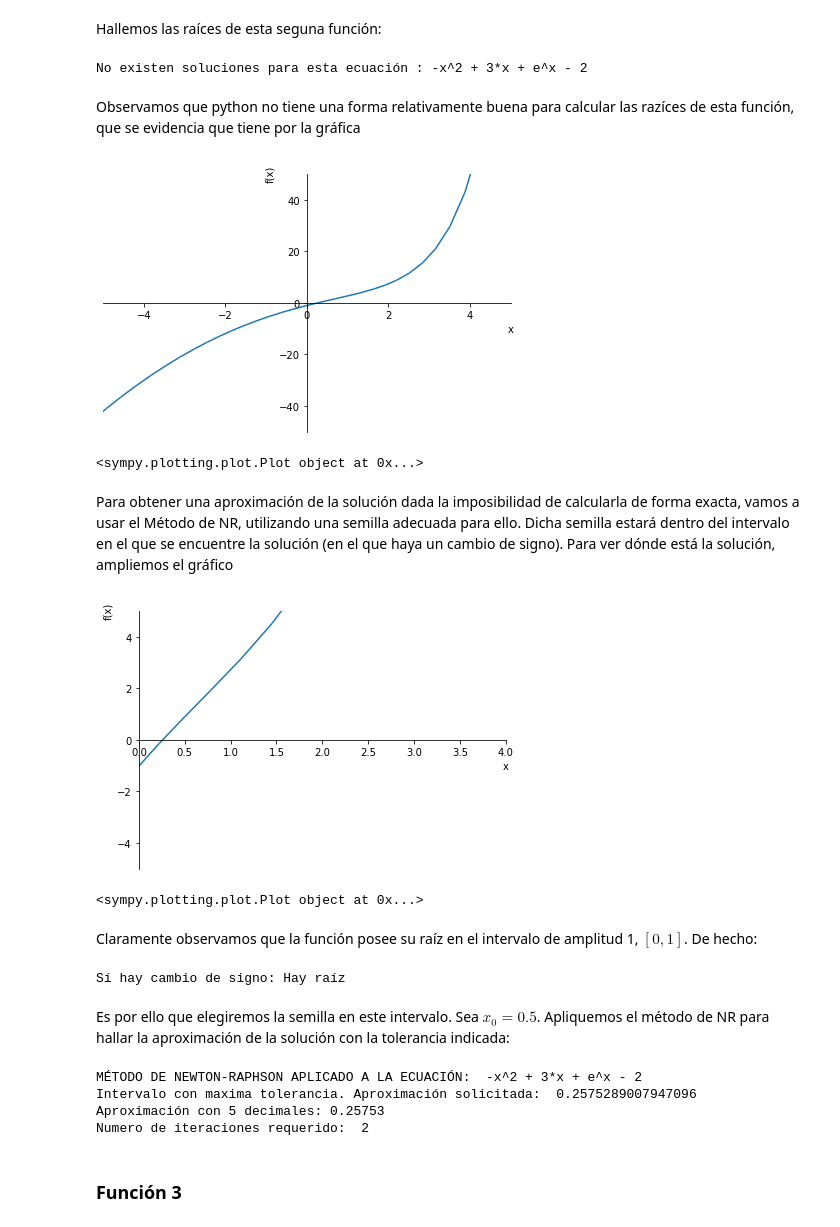
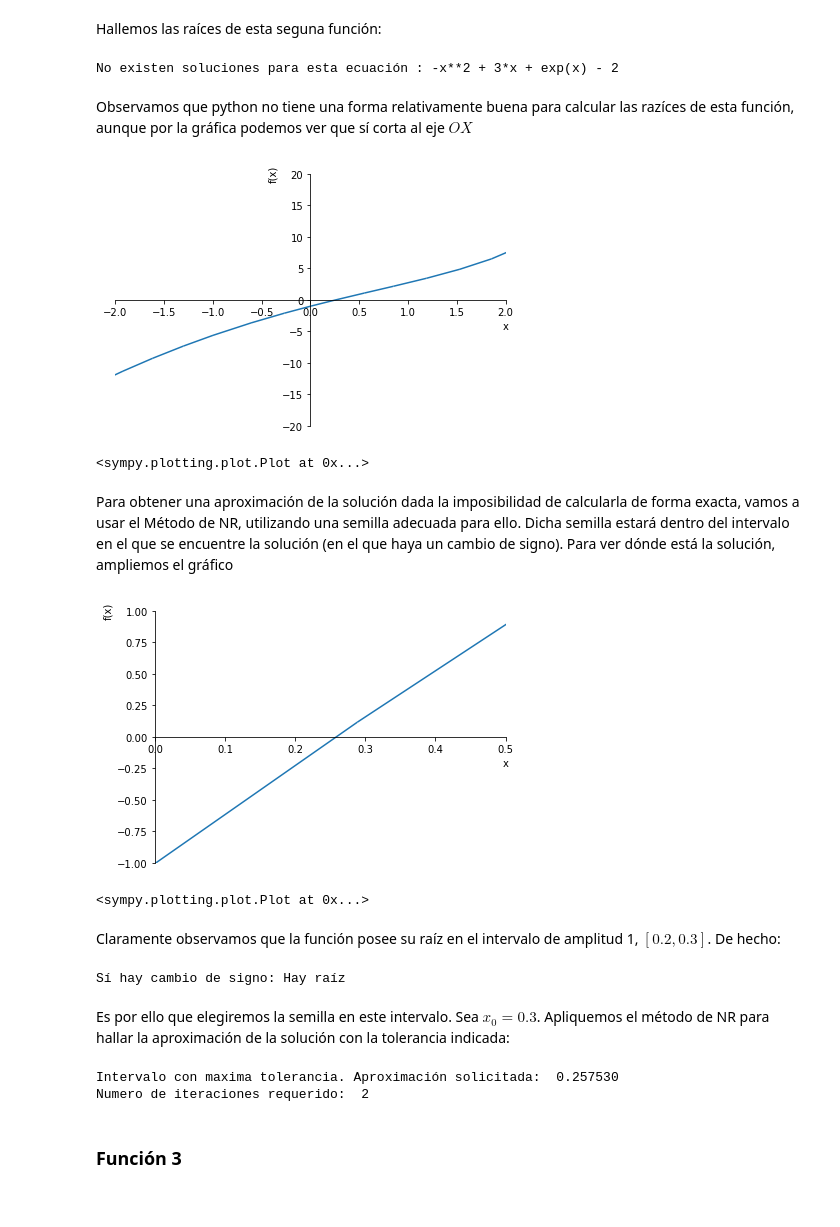
Before and after one commit to quintinmr/DGIIM3, a Jupyter notebook: C2/MATEMÁTICAS/Métodos_Numéricos_II/Prácticas/Práctica_1/practica_1.ipynb, the cells around one changed output. Saved outputs shown, nothing was run; the diff lists cells and outputs as text; code cells hidden in the pictures.

```diff
--- a/C2/MATEMÁTICAS/Métodos_Numéricos_II/Prácticas/Práctica_1/practica_1.ipynb
+++ b/C2/MATEMÁTICAS/Métodos_Numéricos_II/Prácticas/Práctica_1/practica_1.ipynb
@@ -79,12 +71,15 @@ import matplotlib.pyplot as plt
 import sympy as sp
 #Importacion de la biblioteca decimal (trabajar con precision ajustada)
 from decimal import *
+mporig = getcontext().prec
 #Importación de la función fsolve
 from scipy.optimize import fsolve
 #Importación de los solucionadores de sympy
 from sympy.solvers import solve, nsolve, solveset
 #Importación de los métodos ceil y floor de la biblioteca Math
 from math import ceil, floor
+
+x = sp.Symbol('x')
 # %% [markdown]
 Función destinada al cálculo de raíces de una función dada, en una variable dada.
 # %%
@@ -348,13 +363,21 @@ def df_1(x):
 
 def f_2(x):
 
+    return 3*x-2-x**2+np.exp(x)
+
+def f_2_S(x):
+
     return 3*x-2-x**2+sp.exp(x)
 
 def df_2(x):
 
-    return 3 -2*x + sp.exp(x)
+    return 3 -2*x + np.exp(x)
 
 def f_3(x):
+
+    return x**2+10*np.cos(x) + x
+
+def f_3_S(x):
 
     return x**2+10*sp.cos(x) + x
 
@@ -391,23 +412,23 @@ Solución exacta:  1.324717957244746
 # %% [markdown]
 Hallemos las raíces de esta seguna función:
 # %%
-v2 = sol_exact(f_2,x,todas=True)
+v2 = sol_exact(f_2_S,x,todas=True)
 # %% [output]
-No existen soluciones para esta ecuación : -x^2 + 3*x + e^x - 2
+No existen soluciones para esta ecuación : -x**2 + 3*x + exp(x) - 2
 # %% [markdown]
-Observamos que python no tiene una forma relativamente buena para calcular las razíces de esta función, que se evidencia que tiene por la gráfica
+Observamos que python no tiene una forma relativamente buena para calcular las razíces de esta función, aunque por la gráfica podemos ver que sí corta al eje $OX$
 # %%
-sp.plot(f_2(x),xlim=(-5.0,5.0),ylim=(-50,50))
+sp.plot(f_2_S(x),xlim=(-2.0,2.0),ylim=(-20,20))
 # %% [output]
-[figure, old version]
+[figure, new version]
-<sympy.plotting.plot.Plot object at 0x...>
+<sympy.plotting.plot.Plot at 0x...>
 # %% [markdown]
 Para obtener una aproximación de la solución dada la imposibilidad de calcularla de forma exacta, vamos a usar el Método de NR, utilizando una semilla adecuada para ello. Dicha semilla estará dentro del intervalo en el que se encuentre la solución (en el que haya un cambio de signo). Para ver dónde está la solución, ampliemos el gráfico
 # %%
-sp.plot(f_2(x),xlim=(0.0,4.0),ylim=(-5.0,5.0))
+sp.plot(f_2_S(x),xlim=(0.0,0.5),ylim=(-1.0,1.0))
 # %% [output]
-[figure, old version]
+[figure, new version]
-<sympy.plotting.plot.Plot object at 0x...>
+<sympy.plotting.plot.Plot at 0x...>
 # %% [markdown]
-Claramente observamos que la función posee su raíz en el intervalo de amplitud 1, $[0,1]$. De hecho:
+Claramente observamos que la función posee su raíz en el intervalo de amplitud 1, $[0.2,0.3]$. De hecho:
 # %%
@@ -415,16 +436,14 @@ sgn(f_2,0,1)
 # %% [output]
 Sí hay cambio de signo: Hay raíz
 # %% [markdown]
-Es por ello que elegiremos la semilla en este intervalo. Sea $x_{0} = 0.5$. Apliquemos el método de NR para hallar la aproximación de la solución con la tolerancia indicada:
+Es por ello que elegiremos la semilla en este intervalo. Sea $x_{0} = 0.3$. Apliquemos el método de NR para hallar la aproximación de la solución con la tolerancia indicada:
 # %%
 # Calculemos la aproximación de la solución requerida
-v_inic = 0.5
+v_inic = 0.3
 cifras = 6
-newton_raphson(v_inic, f_2, df_2, cifras)
+nr = newton_raphson(v_inic,f_2,df_2,cifras,True)
 # %% [output]
-MÉTODO DE NEWTON-RAPHSON APLICADO A LA ECUACIÓN:  -x^2 + 3*x + e^x - 2
-Intervalo con maxima tolerancia. Aproximación solicitada:  0.2575289007947096
-Aproximación con 5 decimales: 0.25753
+Intervalo con maxima tolerancia. Aproximación solicitada:  0.257530
 Numero de iteraciones requerido:  2
 # %% [markdown]
 ### Función 3
```
Also changed, not shown: parts of 81 cells of this notebook, 1 other file.
